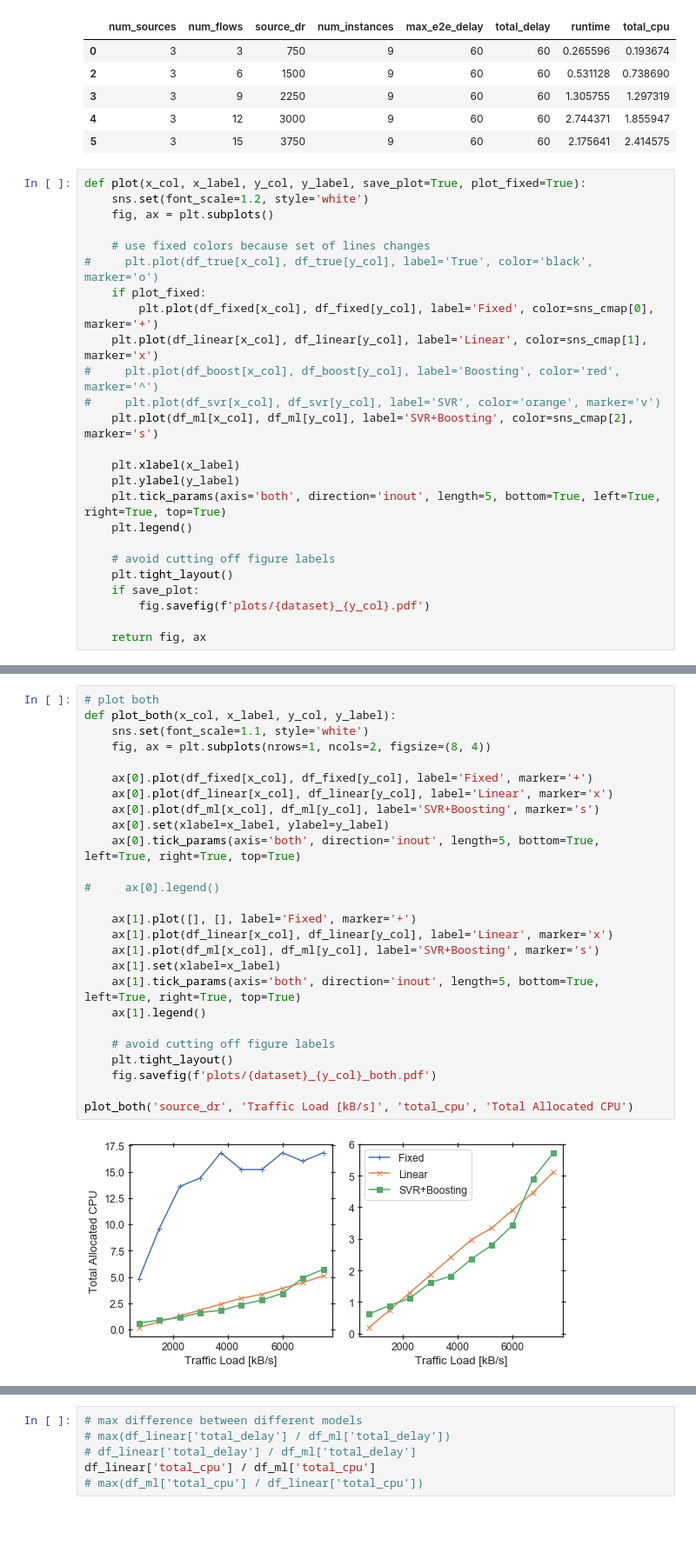
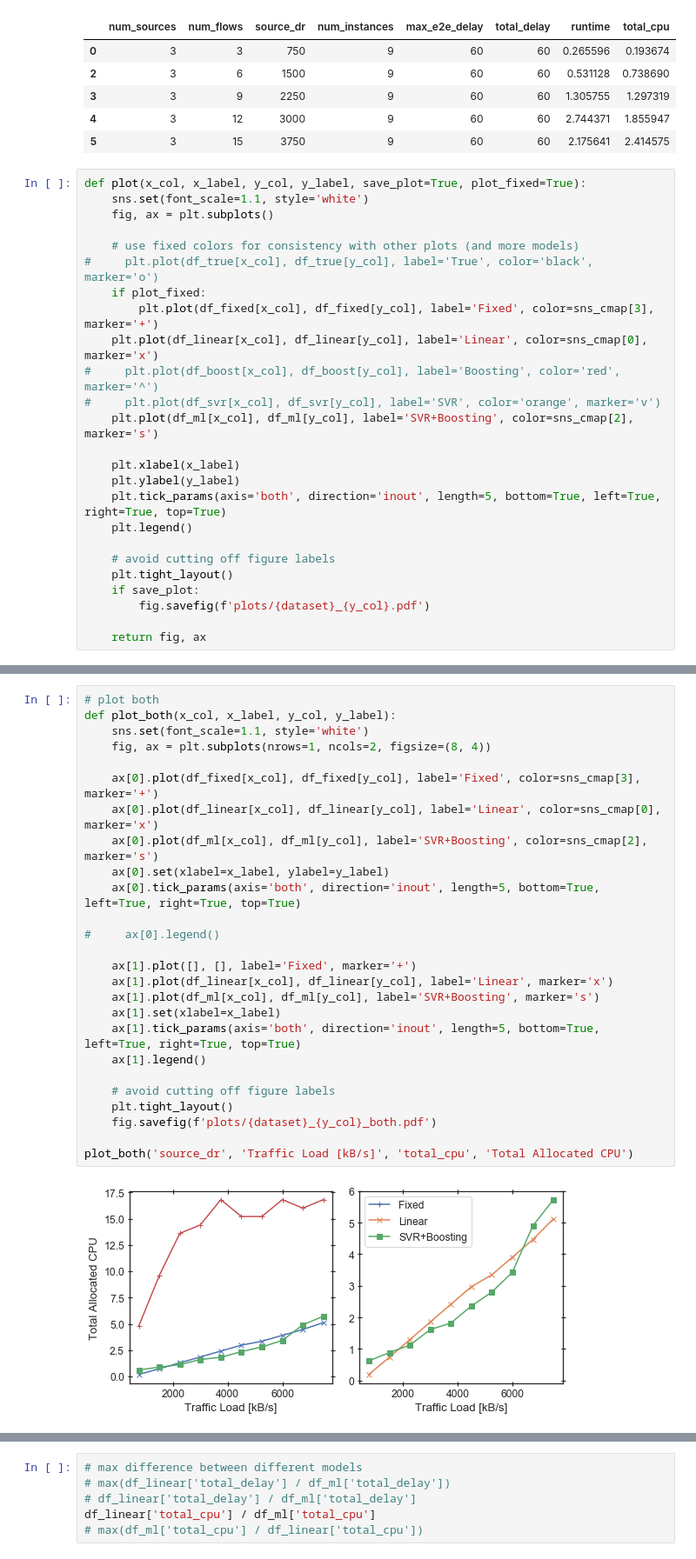
Before and after one commit to CN-UPB/ml-for-resource-allocation, a Jupyter notebook: placement_eval.ipynb, the cells around one changed output, grey strips where cells are left out. Shown at 87% size. Cells and saved outputs as stored; diff of their text form; blank space fills up the shorter version.

```diff
--- a/placement_eval.ipynb
+++ b/placement_eval.ipynb
@@ -67,14 +67,14 @@ df_linear.head()
 | 5 | 3 | 15 | 3750 | 9 | 60 | 60 | 2.175641 | 2.414575 |
 # %%
 def plot(x_col, x_label, y_col, y_label, save_plot=True, plot_fixed=True):
-    sns.set(font_scale=1.2, style='white')
+    sns.set(font_scale=1.1, style='white')
     fig, ax = plt.subplots()
 
-    # use fixed colors because set of lines changes
+    # use fixed colors for consistency with other plots (and more models)
 #     plt.plot(df_true[x_col], df_true[y_col], label='True', color='black', marker='o')
     if plot_fixed:
-        plt.plot(df_fixed[x_col], df_fixed[y_col], label='Fixed', color=sns_cmap[0], marker='+')
-    plt.plot(df_linear[x_col], df_linear[y_col], label='Linear', color=sns_cmap[1], marker='x')
+        plt.plot(df_fixed[x_col], df_fixed[y_col], label='Fixed', color=sns_cmap[3], marker='+')
+    plt.plot(df_linear[x_col], df_linear[y_col], label='Linear', color=sns_cmap[0], marker='x')
 #     plt.plot(df_boost[x_col], df_boost[y_col], label='Boosting', color='red', marker='^')
 #     plt.plot(df_svr[x_col], df_svr[y_col], label='SVR', color='orange', marker='v')
     plt.plot(df_ml[x_col], df_ml[y_col], label='SVR+Boosting', color=sns_cmap[2], marker='s')
@@ -103,31 +103,31 @@ fig, ax = plot('source_dr', 'Traffic Load [kB/s]', 'total_cpu', 'Total Allocated
 # %%
 # plot both
 def plot_both(x_col, x_label, y_col, y_label):
     sns.set(font_scale=1.1, style='white')
     fig, ax = plt.subplots(nrows=1, ncols=2, figsize=(8, 4))
 
-    ax[0].plot(df_fixed[x_col], df_fixed[y_col], label='Fixed', marker='+')
-    ax[0].plot(df_linear[x_col], df_linear[y_col], label='Linear', marker='x')
-    ax[0].plot(df_ml[x_col], df_ml[y_col], label='SVR+Boosting', marker='s')
+    ax[0].plot(df_fixed[x_col], df_fixed[y_col], label='Fixed', color=sns_cmap[3], marker='+')
+    ax[0].plot(df_linear[x_col], df_linear[y_col], label='Linear', color=sns_cmap[0], marker='x')
+    ax[0].plot(df_ml[x_col], df_ml[y_col], label='SVR+Boosting', color=sns_cmap[2], marker='s')
     ax[0].set(xlabel=x_label, ylabel=y_label)
     ax[0].tick_params(axis='both', direction='inout', length=5, bottom=True, left=True, right=True, top=True)
 
 #     ax[0].legend()
 
     ax[1].plot([], [], label='Fixed', marker='+')
     ax[1].plot(df_linear[x_col], df_linear[y_col], label='Linear', marker='x')
     ax[1].plot(df_ml[x_col], df_ml[y_col], label='SVR+Boosting', marker='s')
     ax[1].set(xlabel=x_label)
     ax[1].tick_params(axis='both', direction='inout', length=5, bottom=True, left=True, right=True, top=True)
     ax[1].legend()
 
     # avoid cutting off figure labels
     plt.tight_layout()
     fig.savefig(f'plots/{dataset}_{y_col}_both.pdf')
 
 plot_both('source_dr', 'Traffic Load [kB/s]', 'total_cpu', 'Total Allocated CPU')
 # %% [output]
-[figure, old version]
+[figure, new version]
 # %%
 plot('source_dr', 'Traffic Load [kB/s]', 'num_instances', 'Num. Instances')
 # %% [output]
```
Also changed, not shown: parts of 5 cells of this notebook, 28 other files.
